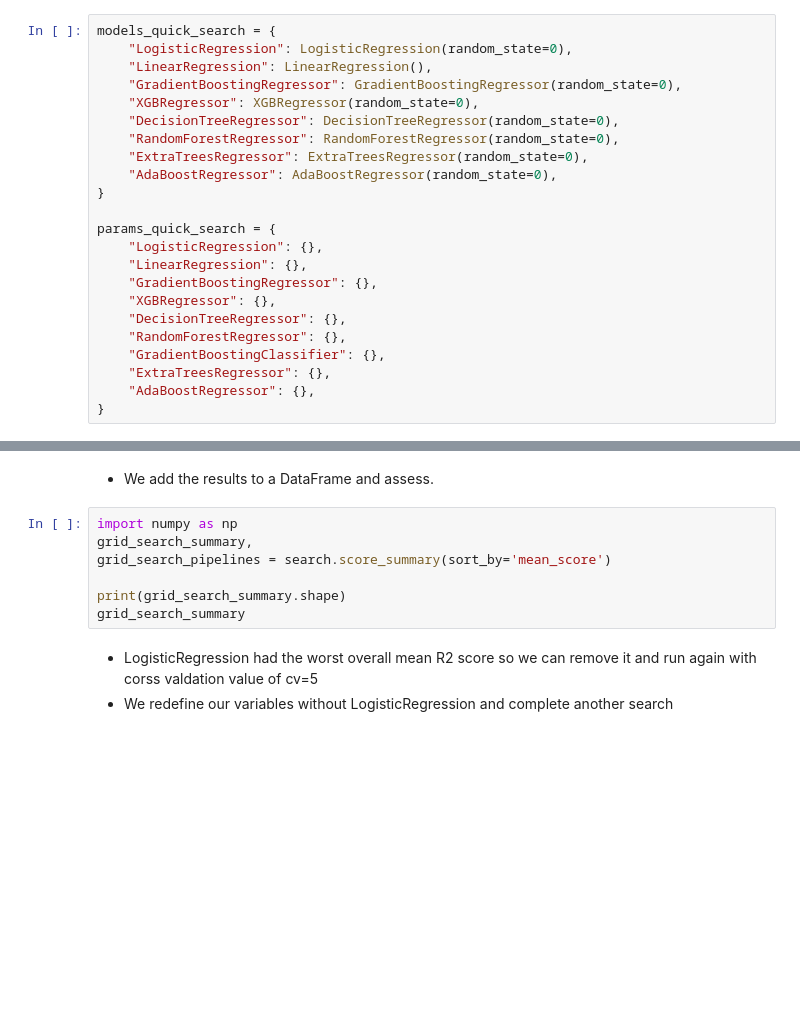
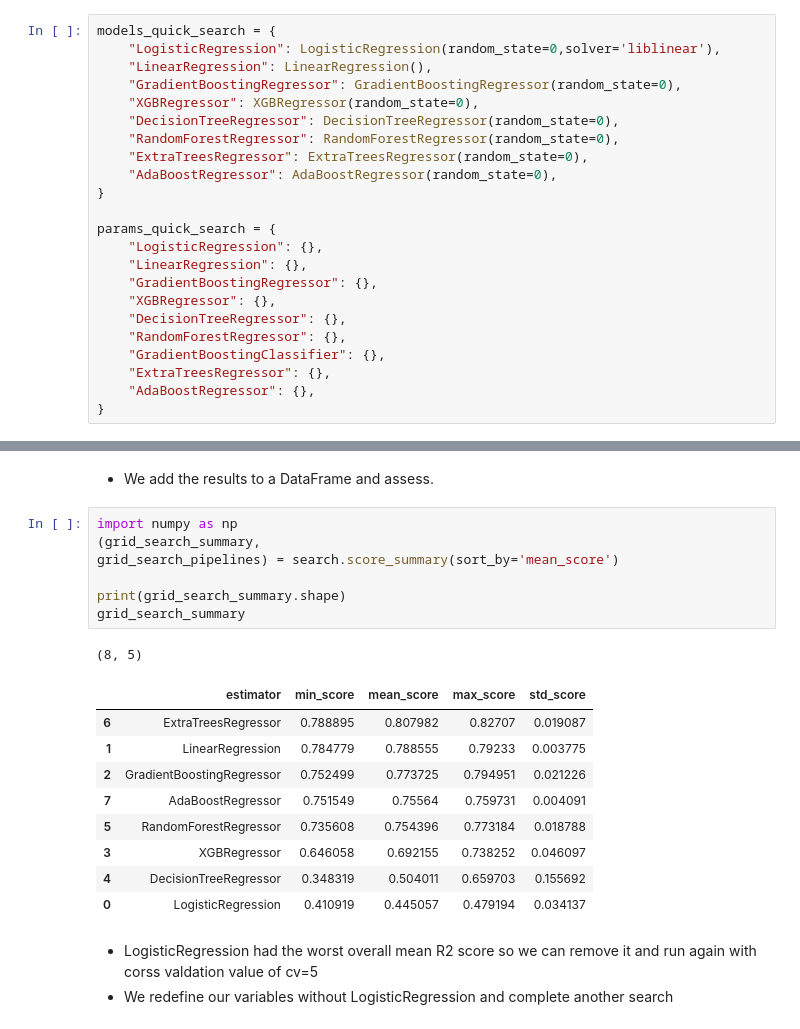
Before and after one commit to SamMartin92/milestone-project-heritage-housing-issues, a Jupyter notebook: jupyter_notebooks/5.PredictSalePrice.ipynb, the cells around one changed output, grey strips where cells are left out. Saved outputs shown, nothing was run; the diff lists cells and outputs as text; blank space fills up the shorter version.

```diff
--- a/jupyter_notebooks/5.PredictSalePrice.ipynb
+++ b/jupyter_notebooks/5.PredictSalePrice.ipynb
@@ -233,7 +248,7 @@ from sklearn.linear_model import LogisticRegression
 * We first search for the most suitable algorithm using tandard hyper parameters
 # %%
 models_quick_search = {
-    "LogisticRegression": LogisticRegression(random_state=0),
+    "LogisticRegression": LogisticRegression(random_state=0,solver='liblinear'),
     "LinearRegression": LinearRegression(),
     "GradientBoostingRegressor": GradientBoostingRegressor(random_state=0),
     "XGBRegressor": XGBRegressor(random_state=0),
@@ -267,11 +307,22 @@ search.fit(X_train, y_train, scoring='r2', n_jobs=-1, cv=2)
 * We add the results to a DataFrame and assess.
 # %%
 import numpy as np
-grid_search_summary,
-grid_search_pipelines = search.score_summary(sort_by='mean_score')
+(grid_search_summary,
+grid_search_pipelines) = search.score_summary(sort_by='mean_score')
 
 print(grid_search_summary.shape)
 grid_search_summary
+# %% [output]
+(8, 5)
+|  | estimator | min_score | mean_score | max_score | std_score |
+| 6 | ExtraTreesRegressor | 0.788895 | 0.807982 | 0.82707 | 0.019087 |
+| 1 | LinearRegression | 0.784779 | 0.788555 | 0.79233 | 0.003775 |
+| 2 | GradientBoostingRegressor | 0.752499 | 0.773725 | 0.794951 | 0.021226 |
+| 7 | AdaBoostRegressor | 0.751549 | 0.75564 | 0.759731 | 0.004091 |
+| 5 | RandomForestRegressor | 0.735608 | 0.754396 | 0.773184 | 0.018788 |
+| 3 | XGBRegressor | 0.646058 | 0.692155 | 0.738252 | 0.046097 |
+| 4 | DecisionTreeRegressor | 0.348319 | 0.504011 | 0.659703 | 0.155692 |
+| 0 | LogisticRegression | 0.410919 | 0.445057 | 0.479194 | 0.034137 |
 # %% [markdown]
 * LogisticRegression had the worst overall mean R2 score so we can remove it and run again with corss valdation value of cv=5
 * We redefine our variables without LogisticRegression and complete another search
```
Also changed, not shown: parts of 33 cells of this notebook.
